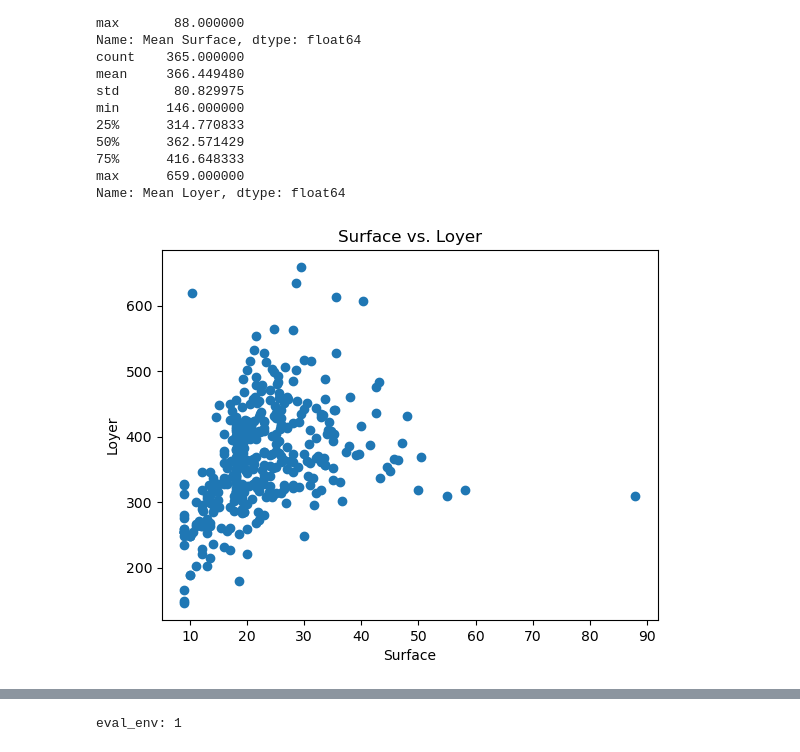
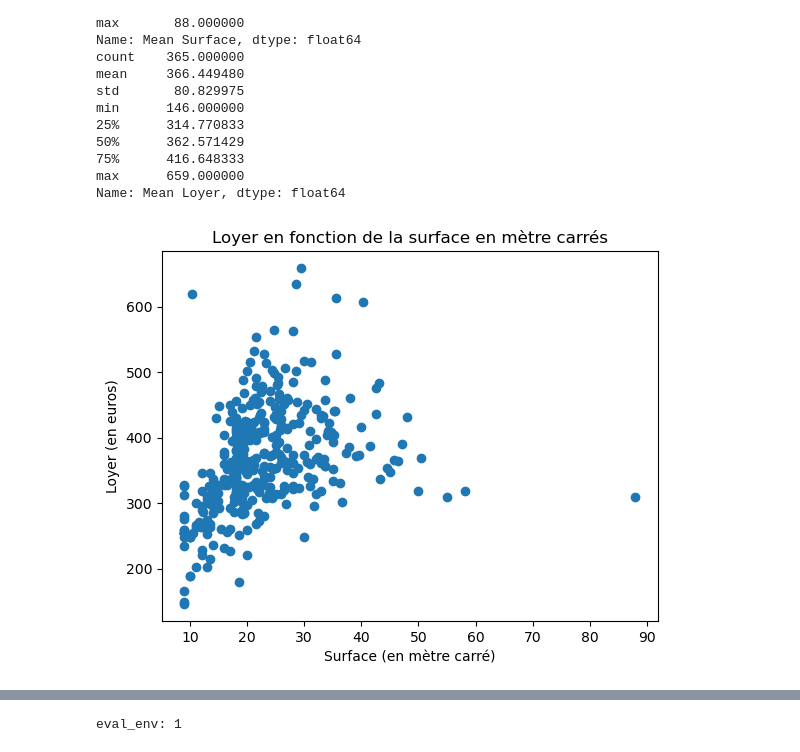
Before and after one commit to Simgnt/La-loi-du-Crous, a Jupyter notebook: Regressions.ipynb, the cells around one changed output, grey strips where cells are left out. Saved outputs shown, nothing was run; the diff lists cells and outputs as text; code cells hidden in the pictures.

```diff
--- a/Regressions.ipynb
+++ b/Regressions.ipynb
@@ -448,13 +433,13 @@ min      146.000000
 max      659.000000
 Name: Mean Loyer, dtype: float64
 # %%
-plt.scatter(df2['Mean Surface'], df2['Mean Loyer'])
-plt.title('Surface vs. Loyer')
-plt.xlabel('Surface')
-plt.ylabel('Loyer')
+plt.scatter(df2['Mean Surface'], df2['Mean Loyer']) #on regarde la répartition des loyers en fonction de la surface.
+plt.title('Loyer en fonction de la surface en mètre carrés')
+plt.xlabel('Surface (en mètre carré)')
+plt.ylabel('Loyer (en euros)')
 plt.show()
 # %% [output]
-[figure, old version]
+[figure, new version]
 # %%
 #define response variable
 y = df2['Mean Loyer']
```
Also changed, not shown: parts of 35 cells of this notebook, 1 other file.
